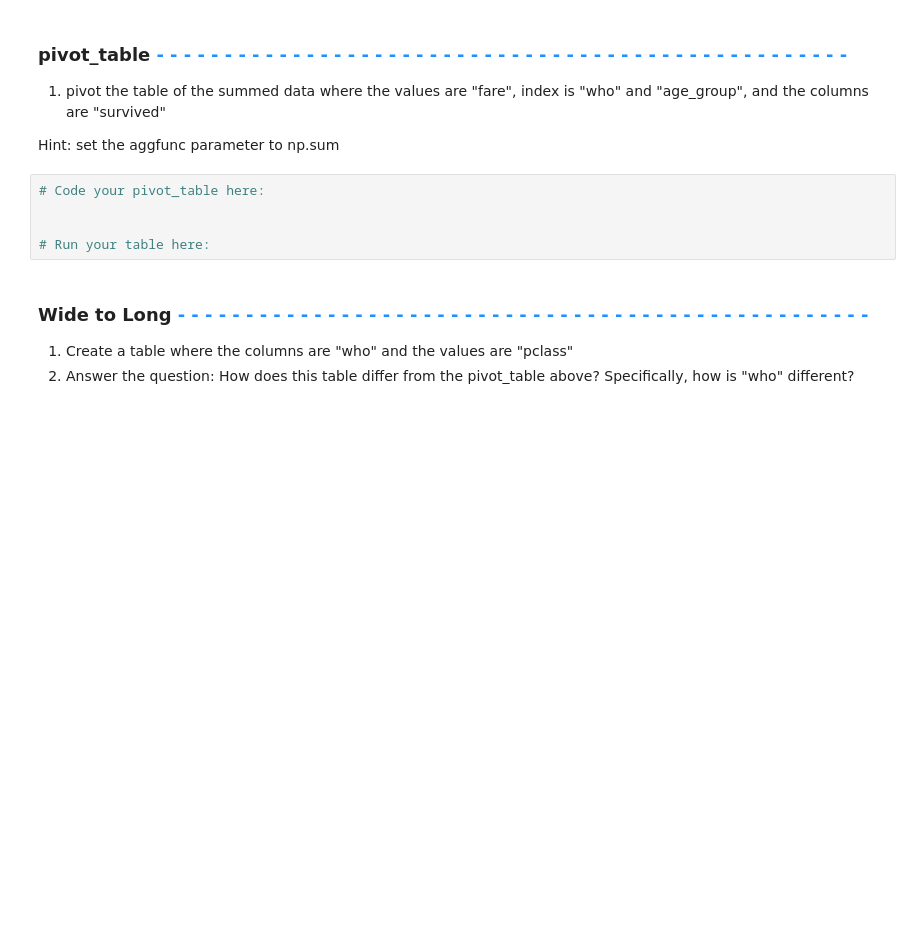
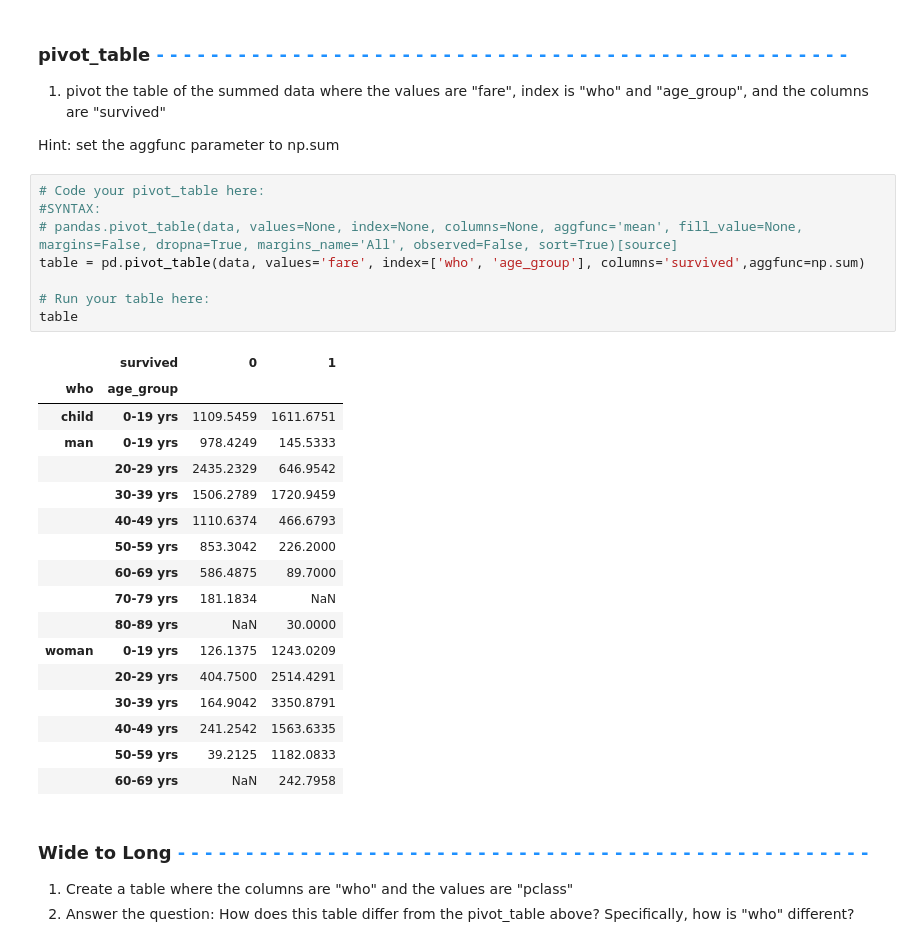
Before and after one commit to chelseadamnit/DataManipulation, a Jupyter notebook: DataManipulationWorkbook.ipynb, the cells around one changed output. Drawn from its saved outputs; the diff is of its cells as text; blank space fills up the shorter version.

```diff
--- a/DataManipulationWorkbook.ipynb
+++ b/DataManipulationWorkbook.ipynb
@@ -404,9 +506,30 @@ Hint: We want to see the highest fare value first. What order would we want? asc
 Hint: set the aggfunc parameter to np.sum
 # %%
 # Code your pivot_table here:
-
+#SYNTAX:
+# pandas.pivot_table(data, values=None, index=None, columns=None, aggfunc='mean', fill_value=None, margins=False, dropna=True, margins_name='All', observed=False, sort=True)[source]
+table = pd.pivot_table(data, values='fare', index=['who', 'age_group'], columns='survived',aggfunc=np.sum)
 
 # Run your table here:
+table
+# %% [output]
+|  | survived | 0 | 1 |
+| who | age_group |  |  |
+| child | 0-19 yrs | 1109.5459 | 1611.6751 |
+| man | 0-19 yrs | 978.4249 | 145.5333 |
+|  | 20-29 yrs | 2435.2329 | 646.9542 |
+|  | 30-39 yrs | 1506.2789 | 1720.9459 |
+|  | 40-49 yrs | 1110.6374 | 466.6793 |
+|  | 50-59 yrs | 853.3042 | 226.2000 |
+|  | 60-69 yrs | 586.4875 | 89.7000 |
+|  | 70-79 yrs | 181.1834 | NaN |
+|  | 80-89 yrs | NaN | 30.0000 |
+| woman | 0-19 yrs | 126.1375 | 1243.0209 |
+|  | 20-29 yrs | 404.7500 | 2514.4291 |
+|  | 30-39 yrs | 164.9042 | 3350.8791 |
+|  | 40-49 yrs | 241.2542 | 1563.6335 |
+|  | 50-59 yrs | 39.2125 | 1182.0833 |
+|  | 60-69 yrs | NaN | 242.7958 |
 # %% [markdown]
 ### Wide to Long <span style="color:dodgerblue;"> - - - - - - - - - - - - - - - - - - - - - - - - - - - - - - - - - - - - - - - - - - - - - - - - - - - </span>
 
```
Also changed, not shown: parts of 13 cells of this notebook.
